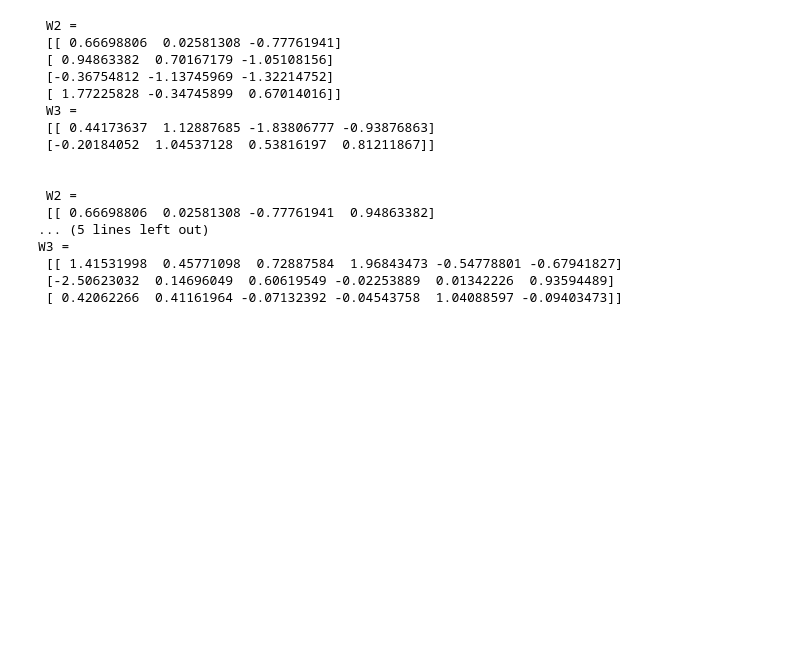
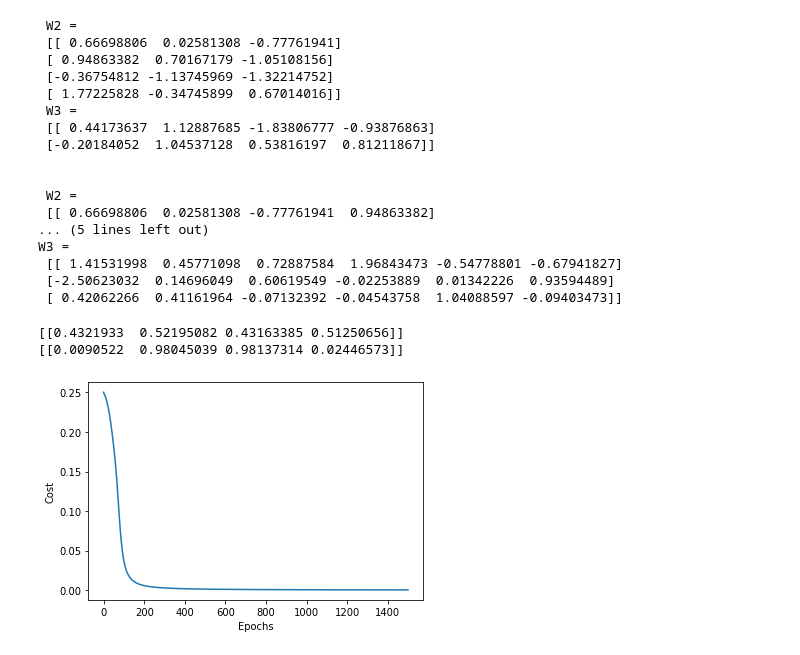
Before and after one commit to MK-CIAN/A.I.-MLP-ASSIGNMENT, a Jupyter notebook: XOR_MLP v1.ipynb, the cells around one changed output. Drawn from its saved outputs; the diff is of its cells as text; code cells hidden in the pictures; blank space fills up the shorter version.

Commit message:
Problem 1 Complete

```diff
--- a/XOR_MLP v1.ipynb
+++ b/XOR_MLP v1.ipynb
@@ -256,7 +256,7 @@ class MLP:
         del_b3 = np.zeros(self.b3.shape, dtype=float)
         cost = 0.0
 
-        for x,y in zip(xs,ys):
+        for x, y in zip(xs,ys):
             a1 = x.reshape(self.m, 1)        # convert input vector x into (2,1) column vector
             y = y.reshape(self.o, 1)         # convert output vector y into (1,1) column vector
 
@@ -296,7 +296,7 @@ class MLP:
         cost = np.zeros((epochs,))
 
         for e in range(epochs):
-            d_b2,d_w2,d_b3,d_w3, cost[e] = self.backprop(xs,ys)
+            d_b2,d_w2,d_b3,d_w3, cost[e] = self.backprop(self.train_inputs ,self.train_outputs)
 
             self.b2 -= eta * d_b2
             self.w2 -= eta * d_w2
@@ -331,3 +331,25 @@ W3 =
  [[ 1.41531998  0.45771098  0.72887584  1.96843473 -0.54778801 -0.67941827]
  [-2.50623032  0.14696049  0.60619549 -0.02253889  0.01342226  0.93594489]
  [ 0.42062266  0.41161964 -0.07132392 -0.04543758  1.04088597 -0.09403473]]
+# %%
+#Problem 1
+#Testing MLP
+prob1_mlp = MLP(3,4,1)
+prob1_mlp.train_inputs = np.array([[0,0,1], [0,1,1], [1,0,1], [1,1,1]])
+prob1_mlp.train_outputs = np.array([0,1,1,0])
+
+xs = prob1_mlp.train_inputs.T
+
+print(prob1_mlp.feedforward(xs))
+
+#As mentoined in doc starting with 2000 epochs and changing learning rate as needed
+epochs = 2000
+learning_rate = 10.0
+
+c = prob1_mlp.train(epochs, learning_rate)
+
+print(prob1_mlp.feedforward(xs))
+# %% [output]
+[[0.4321933  0.52195082 0.43163385 0.51250656]]
+[[0.0090522  0.98045039 0.98137314 0.02446573]]
+[figure, added]
```
